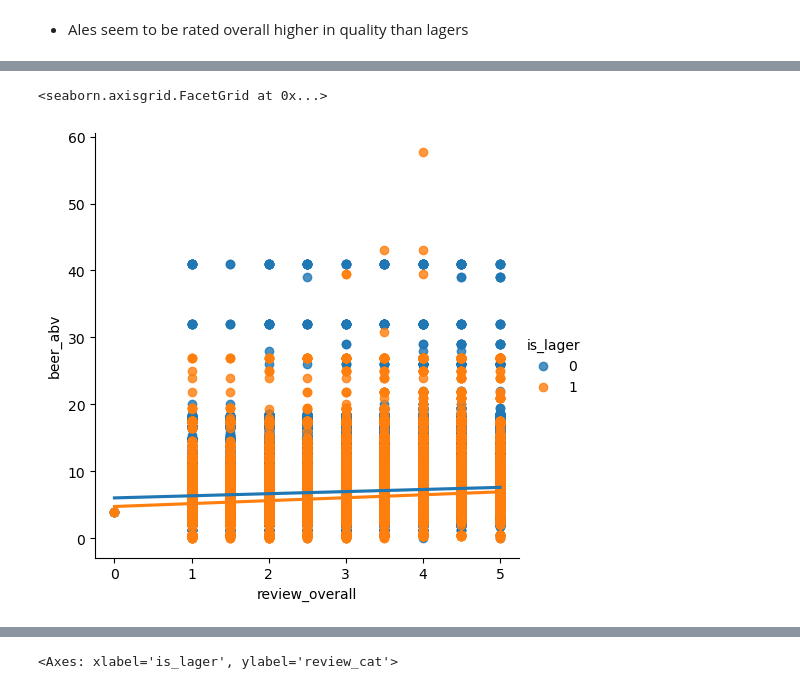
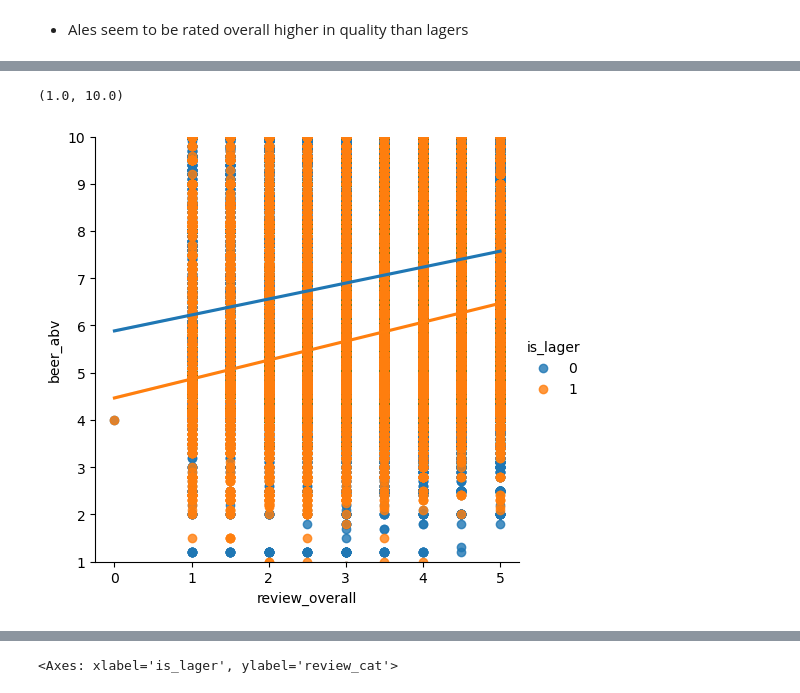
Before and after one commit to DerekBixby/beer_project, a Jupyter notebook: test.ipynb, the cells around one changed output, grey strips where cells are left out. Saved outputs shown, nothing was run; the diff lists cells and outputs as text; code cells hidden in the pictures.

```diff
--- a/test.ipynb
+++ b/test.ipynb
@@ -77,0 +62,6 @@ df.beer_abv.isnull().sum()
+# %%
+# filled missing abv values with mode abv. alcohol.org and other websites say 5% is average, mode is exactly 5%
+# 67785 missing values in abv filled with mode
+
+df['beer_abv'].fillna(df['beer_abv'].mode()[0], inplace=True)
+df.info()
@@ -136,6 +215,10 @@ def find_lager(row):
     elif row['beer_style']  == 'American Stout':
         val = 0
     elif row['beer_style']  == 'Russian Imperial Stout':
+        val = 0
+    elif row['beer_style']  == 'American Amber / Red Ale':
+        val = 0
+    elif row['beer_style']  == 'American Strong Ale':
         val = 0
     elif row['beer_style']  == 'American Blonde Ale':
         val = 0
@@ -293,7 +374,0 @@ memory usage: 157.4+ MB
-# %%
-# filled missing abv values with mode abv. alcohol.org and other websites say 5% is average, mode is exactly 5%
-# 67785 missing values in abv filled with mode
-mean_value=df['beer_abv'].mode()
-
-df['beer_abv'].fillna(value=mean_value, inplace=True)
-df.head()
@@ -337,5 +381,3 @@ df.shape
-# %%
-df = df.drop(columns=['brewery_id', 'review_time'], axis=1)
 # %%
 def review_categorizer(row):
     if row['review_overall'] <= 1:
@@ -490,8 +545,8 @@ sns.heatmap(train.corr())
 # %%
 ### Multiple Variables
 # %%
-sns.lmplot(x='review_overall', y='beer_abv', data=df, scatter=True, hue='is_lager')
+sns.lmplot(x='review_overall', y='beer_abv', data=train, scatter=True, hue='is_lager')
 plt.ylim(1,10)
 # %% [output]
-<seaborn.axisgrid.FacetGrid at 0x...>
+(1.0, 10.0)
-[figure, old version]
+[figure, new version]
```
Also changed, not shown: parts of 65 cells of this notebook.
